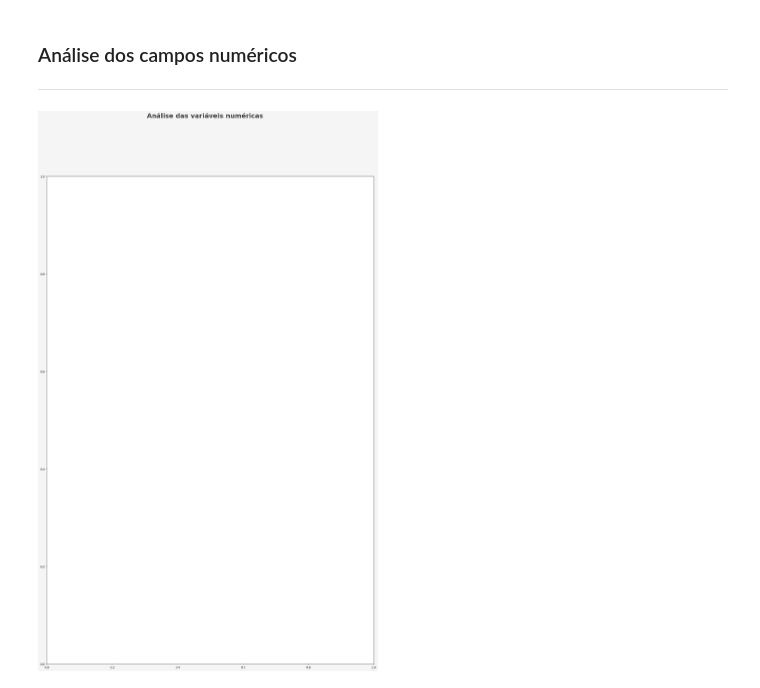
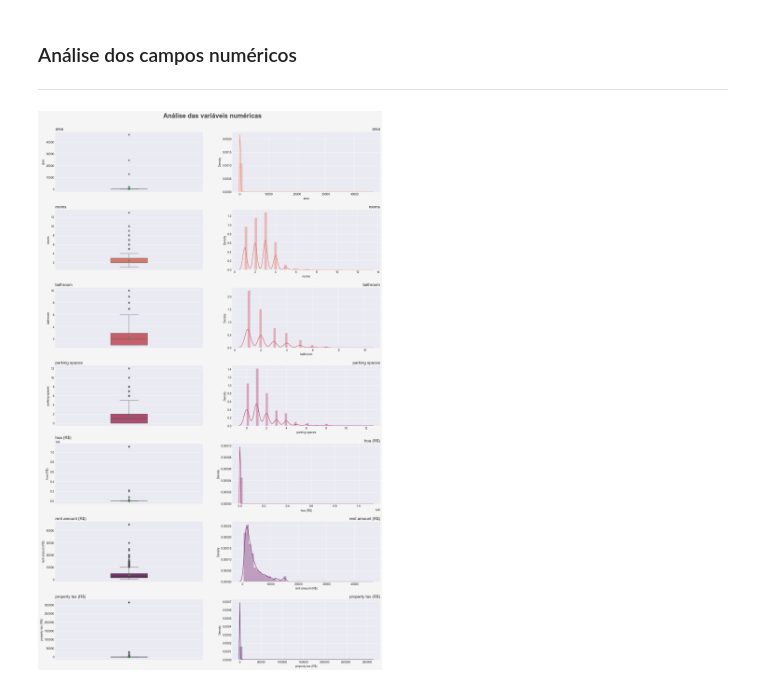
Before and after one commit to Lyarkh/Solucao_Completa_End_To_End_Machine_Learning, a Jupyter notebook: tratativa_dos_dados.ipynb, the cells around one changed output. Drawn from its saved outputs; the diff is of its cells as text; code cells hidden in the pictures.

Commit message:
feat: adicionando valores de cada uma das colunas no analise grafica

```diff
--- a/tratativa_dos_dados.ipynb
+++ b/tratativa_dos_dados.ipynb
@@ -21,7 +21,7 @@ pd.set_option( 'display.max_columns', 100)
 
 warnings.filterwarnings('ignore')
 
-plt.rcParams['Figure.figsize'] = (15, 6)
+plt.rcParams['figure.figsize'] = (15, 6)
 plt.style.use('seaborn-darkgrid')
 # %% [markdown]
 ## Exploração dos dados
@@ -186,28 +186,34 @@ dtype: object
 # %%
 figura, eixo = plt.subplots(figsize=(20, 30))
 
 cor_fundo = '#f5f5f5'
 figura.set_facecolor(cor_fundo)
 
 paleta_de_cores = sns.color_palette('flare', len(colunas_numericas) * 2)
 
 plt.suptitle("Análise das variáveis numéricas", fontsize=22, color="#404040", fontweight=600)
 
 linhas = 7    # Quantidade de colunas presentes nas colunas numéricas
 colunas =  2  # (boxplot - distplot)
 posicao = 1   # Posição inicial do grid
 
 
 for coluna in colunas_numericas:
     # plot do boxplot
     plt.subplot(linhas, colunas, posicao)
+    plt.title(f'{coluna}', loc="left", fontsize=14, fontweight=200)
+    sns.boxplot(data=dados, y=coluna, showmeans=True, saturation=0.75, linewidth=1, color=paleta_de_cores[posicao], width=0.25)
+
 
     posicao += 1
     # plot do distplot
     plt.subplot(linhas, colunas, posicao)
+    plt.title(f'{coluna}', loc="right", fontsize=14, fontweight=200)
+    sns.distplot(dados[coluna], color=paleta_de_cores[posicao - 1])
+
     posicao += 1
 
 
 plt.subplots_adjust(top=0.95, hspace=0.3)
 # %% [output]
-[figure, old version]
+[figure, new version]
```
